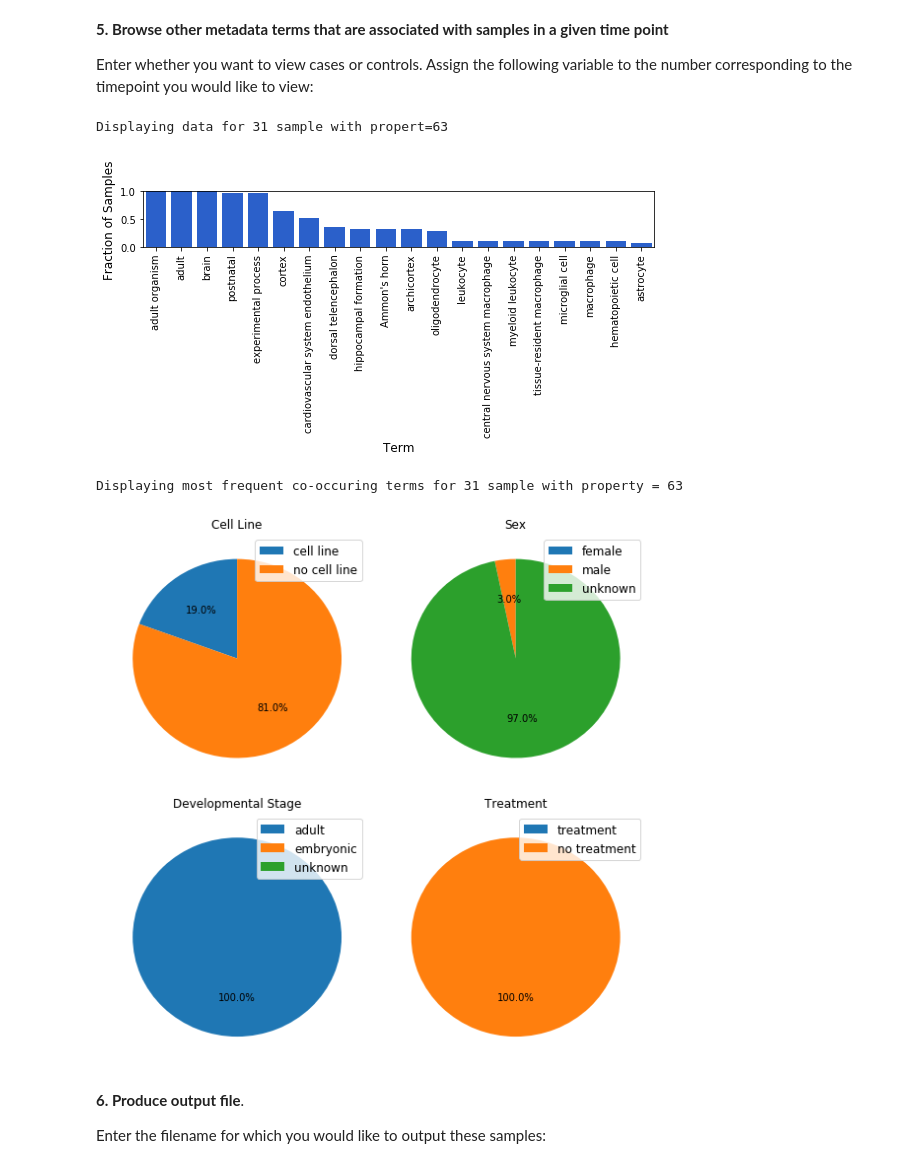
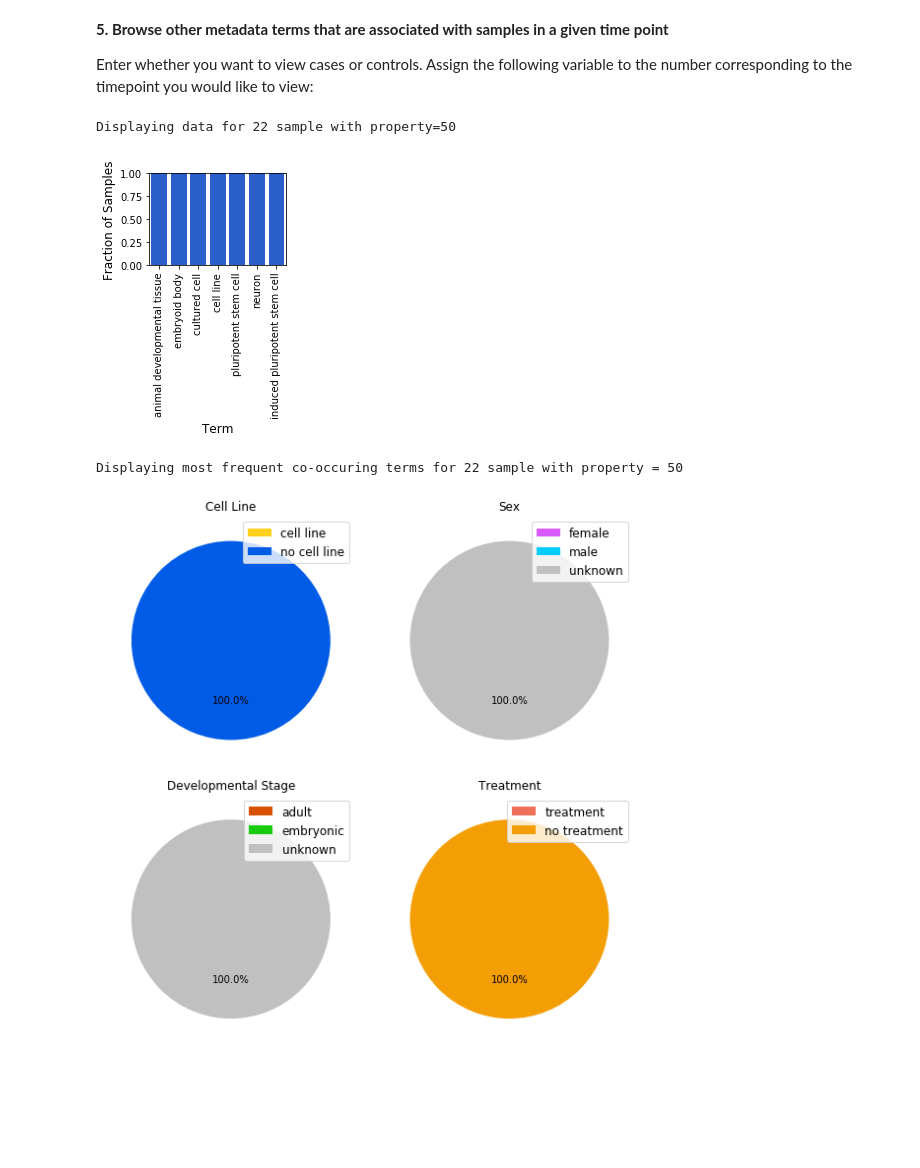
Before and after one commit to mbernste/hypothesis-driven-SRA-queries, a Jupyter notebook: series_finder.ipynb, the cells around one changed output. Drawn from its saved outputs; the diff is of its cells as text; code cells hidden in the pictures; blank space fills up the shorter version.

```diff
--- a/series_finder.ipynb
+++ b/series_finder.ipynb
@@ -59,27 +123,25 @@ __5. Browse other metadata terms that are associated with samples in a given tim
 
 Enter whether you want to view cases or controls. Assign the following variable to the number corresponding to the timepoint you would like to view:
 # %%
-VALUE = 63                                 ## <-- INPUT HERE
-SAVE_FIGURE = 'brain_series_co_terms.png'  ## <-- INPUT HERE
+VALUE = 50                                 ## <-- INPUT HERE
+SAVE_BAR_FIGURE = 'brain_series_co_terms.png'  ## <-- INPUT HERE
 
-create_barplot_most_common_coterms_series(val_to_samples, VALUE, sample_to_terms)
-if SAVE_FIGURE is not None:
-    plt.savefig(SAVE_FIGURE, format='png', dpi=150)
-plt.show()
+SAVE_PIE_FIGURE = 'brain_series_pie.png' ## <-- INPUT HERE
+
+
+err_msg = create_barplot_most_common_coterms_series(val_to_samples, VALUE, sample_to_ms_terms)
+if err_msg is None:
+    if SAVE_BAR_FIGURE is not None:
+        plt.savefig(SAVE_BAR_FIGURE, format='png', dpi=150)
+    plt.show()
+    create_pie_charts_series(primary_df, val_to_samples, VALUE, sample_to_ms_terms)
+    if SAVE_PIE_FIGURE is not None:
+        plt.savefig(SAVE_PIE_FIGURE, format='png', dpi=150)
+    plt.show()
+else:
+    print('\x1b[31m{}\x1b[31m'.format(err_msg))
 # %% [output]
-Displaying data for 31 sample with propert=63
+Displaying data for 22 sample with property=50
-[figure, old version]
+[figure, new version]
+Displaying most frequent co-occuring terms for 22 sample with property = 50
+[figure, added]
-# %%
-SAVE_FIGURE = 'brain_series_pie.png' ## <-- INPUT HERE
-
-create_pie_charts_series(primary_df, val_to_samples, VALUE, sample_to_terms)
-if SAVE_FIGURE is not None:
-    plt.savefig(SAVE_FIGURE, format='png', dpi=150)
-plt.show()
-# %% [output]
-Displaying most frequent co-occuring terms for 31 sample with property = 63
-[figure, removed]
-# %% [markdown]
-__6. Produce output file__.
-
-Enter the filename for which you would like to output these samples:
```
Also changed, not shown: parts of 13 cells of this notebook, 2 other files.
